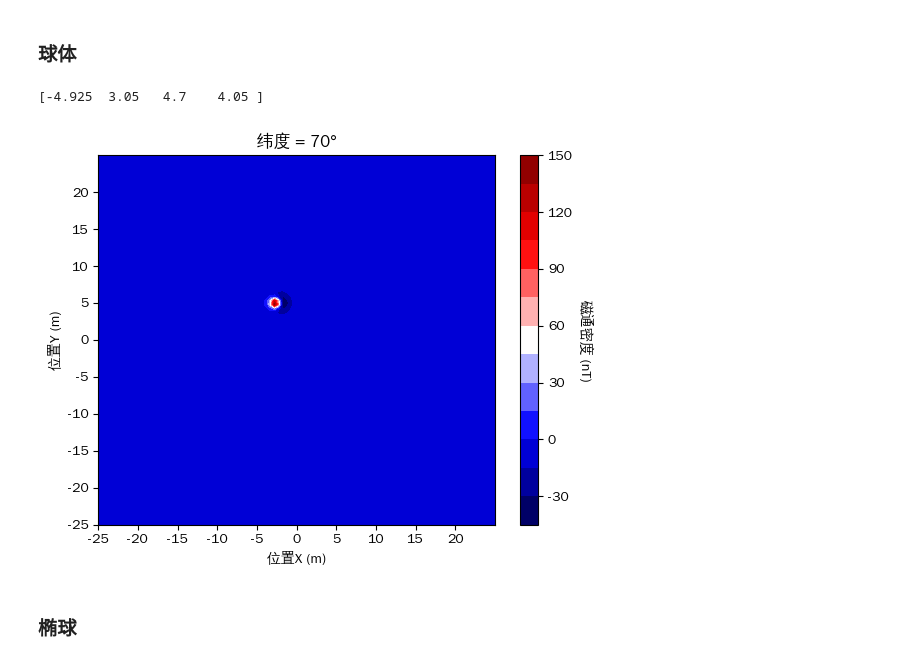
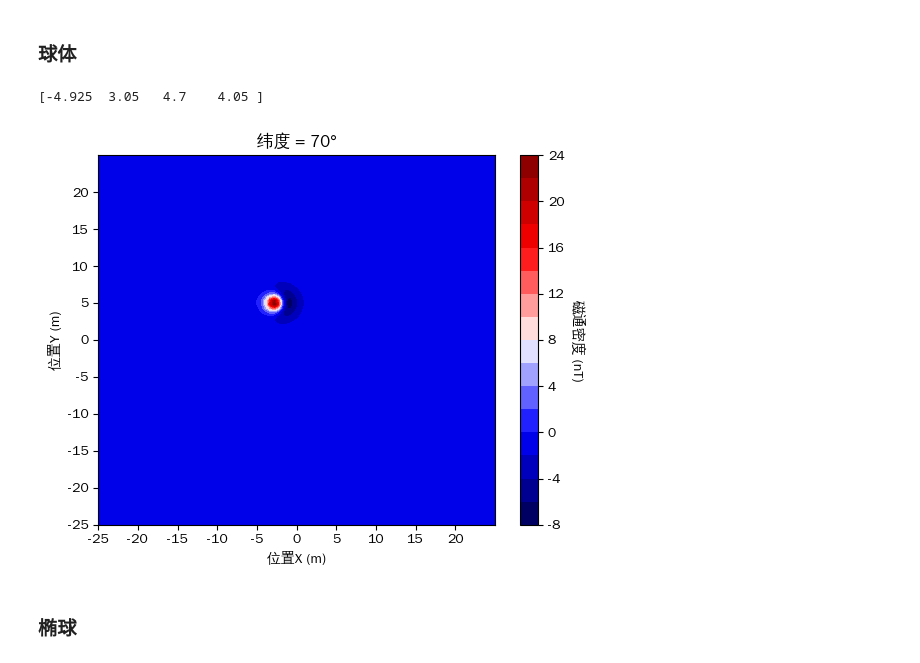
Before and after one commit to jia80H/my_Magnetic_methods-master, a Jupyter notebook: 00create_data.ipynb, the cells around one changed output. Drawn from its saved outputs; the diff is of its cells as text; code cells hidden in the pictures.

```diff
--- a/00create_data.ipynb
+++ b/00create_data.ipynb
@@ -13,13 +13,13 @@ from Utils.My_Utils_Magnetic_methods import *
 # %% [markdown]
 ### 球体
 # %%
-test_diple = Dipole(x=5,y=-2.5,r=0.18,h=1,Latitudes=70)
+test_diple = Dipole(x=5,y=-2.5,r=0.18,h=1.8,Latitudes=70)
 bbox = test_diple.bbox
 print(bbox)
 test_diple.Plot_X_array_raw()
 # %% [output]
 [-4.925  3.05   4.7    4.05 ]
-[figure, old version]
+[figure, new version]
 # %% [markdown]
 ### 椭球
 # %%
```
Also changed, not shown: parts of 15 cells of this notebook, 4 other files.
